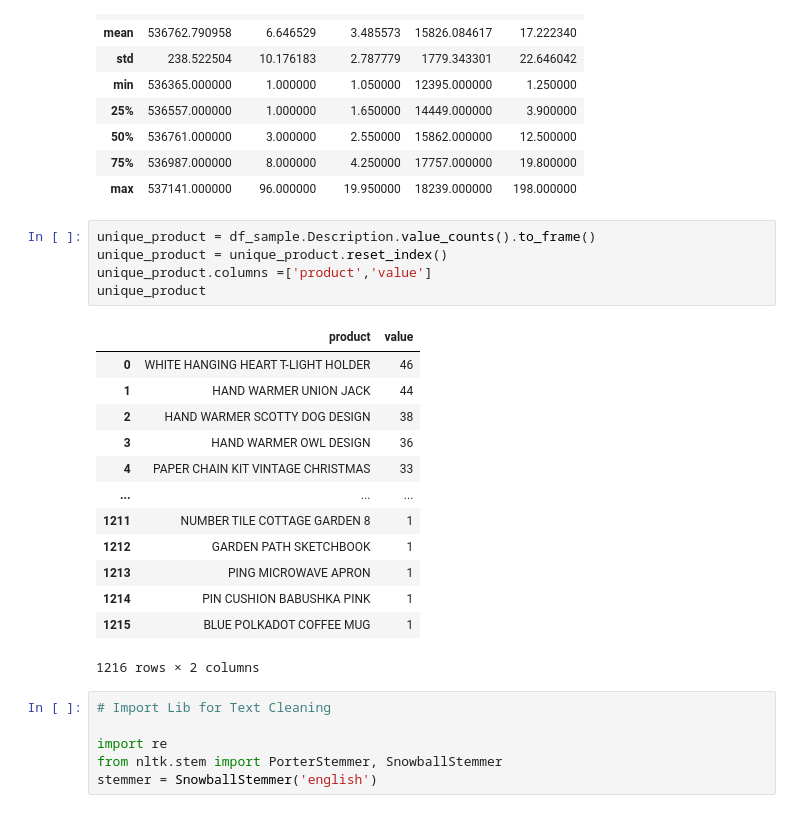
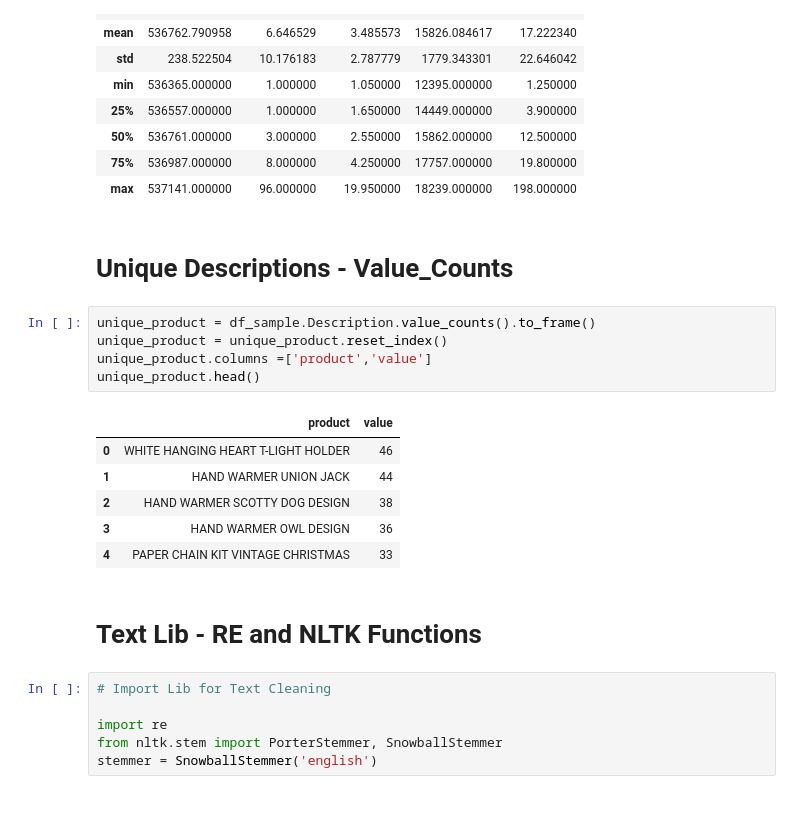
Before and after one commit to han-v2/kaggleecomdata, a Jupyter notebook: Eccom.ipynb, the cells around one changed output. Drawn from its saved outputs; the diff is of its cells as text.

```diff
--- a/Eccom.ipynb
+++ b/Eccom.ipynb
@@ -37,25 +32,22 @@ df_sample.describe()
 | 50% | 536761.000000 | 3.000000 | 2.550000 | 15862.000000 | 12.500000 |
 | 75% | 536987.000000 | 8.000000 | 4.250000 | 17757.000000 | 19.800000 |
 | max | 537141.000000 | 96.000000 | 19.950000 | 18239.000000 | 198.000000 |
+# %% [markdown]
+# Unique Descriptions - Value_Counts
 # %%
 unique_product = df_sample.Description.value_counts().to_frame()
 unique_product = unique_product.reset_index()
 unique_product.columns =['product','value']
-unique_product
+unique_product.head()
 # %% [output]
 |  | product | value |
 | 0 | WHITE HANGING HEART T-LIGHT HOLDER | 46 |
 | 1 | HAND WARMER UNION JACK | 44 |
 | 2 | HAND WARMER SCOTTY DOG DESIGN | 38 |
 | 3 | HAND WARMER OWL DESIGN | 36 |
 | 4 | PAPER CHAIN KIT VINTAGE CHRISTMAS | 33 |
-| ... | ... | ... |
-| 1211 | NUMBER TILE COTTAGE GARDEN 8 | 1 |
-| 1212 | GARDEN PATH SKETCHBOOK | 1 |
-| 1213 | PING MICROWAVE APRON | 1 |
-| 1214 | PIN CUSHION BABUSHKA PINK | 1 |
-| 1215 | BLUE POLKADOT COFFEE MUG | 1 |
-1216 rows × 2 columns
+# %% [markdown]
+# Text Lib - RE and NLTK Functions
 # %%
 # Import Lib for Text Cleaning
 
```
Also changed, not shown: parts of 27 cells of this notebook.
